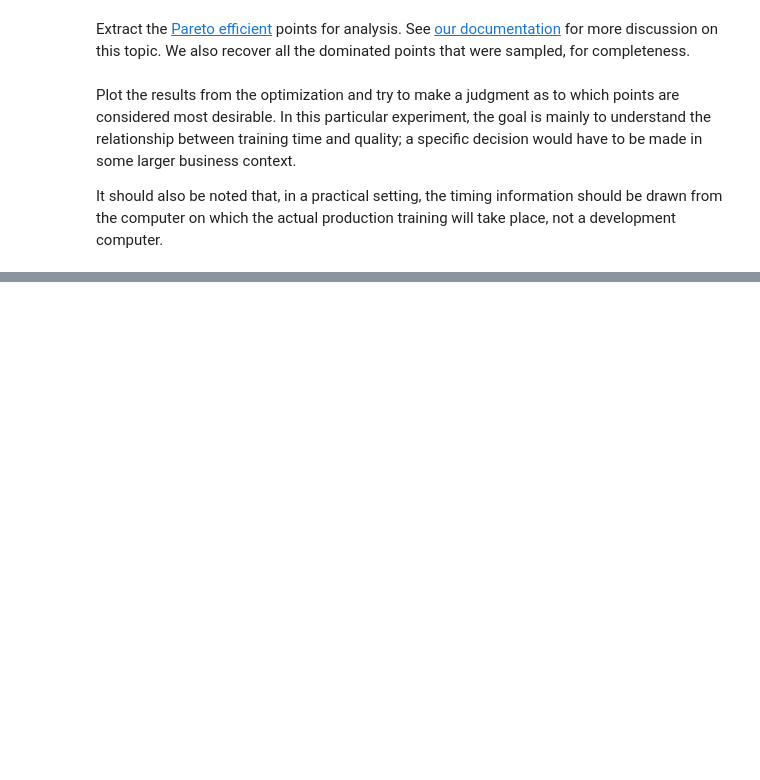
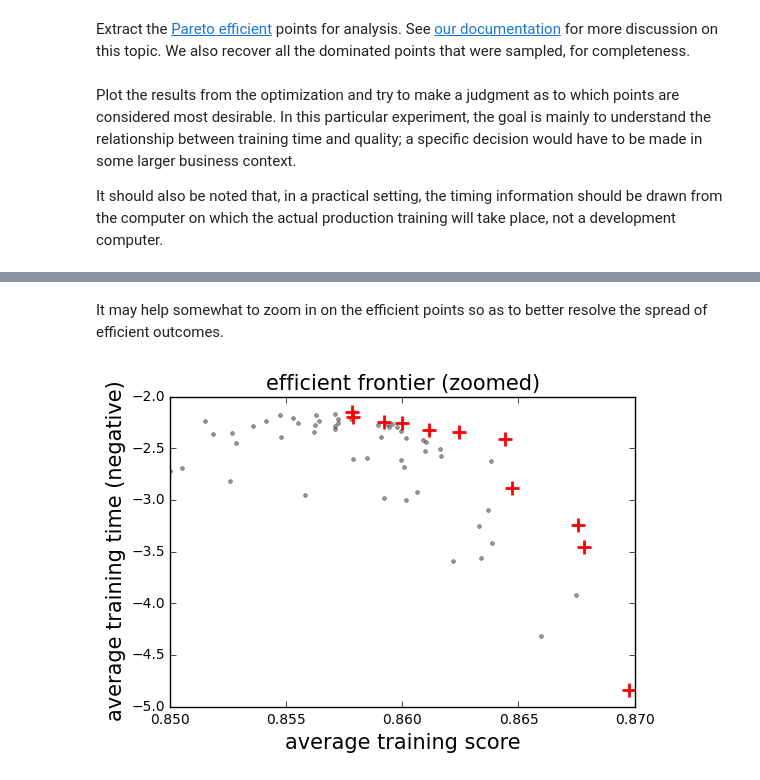
Before and after one commit to sigopt/sigopt-examples, a Jupyter notebook: multimetric-demo/svm_example.ipynb, the cells around one changed output, grey strips where cells are left out. Saved outputs shown, nothing was run; the diff lists cells and outputs as text; code cells hidden in the pictures; blank space fills up the shorter version.

```diff
--- a/multimetric-demo/svm_example.ipynb
+++ b/multimetric-demo/svm_example.ipynb
@@ -235,0 +236,12 @@ ax2.set_ylim(svm_score_time_meta['parameters'][1]['bounds']['min'], svm_score_ti
+# %% [markdown]
+It may help somewhat to zoom in on the efficient points so as to better resolve the spread of efficient outcomes.
+# %%
+plt.plot(all_values[:, 0], all_values[:, 1], **dominated_opts)
+plt.plot(efficient_values[:, 0], efficient_values[:, 1], **efficient_opts)
+plt.title('efficient frontier (zoomed)', fontsize=15)
+plt.xlabel('average training score', fontsize=15)
+plt.ylabel('average training time (negative)', fontsize=15)
+plt.xlim((.85, .87))
+plt.ylim((-5, -2));
+# %% [output]
+[figure, added]
```
Also changed, not shown: parts of 1 cell of this notebook, 2 other files.
